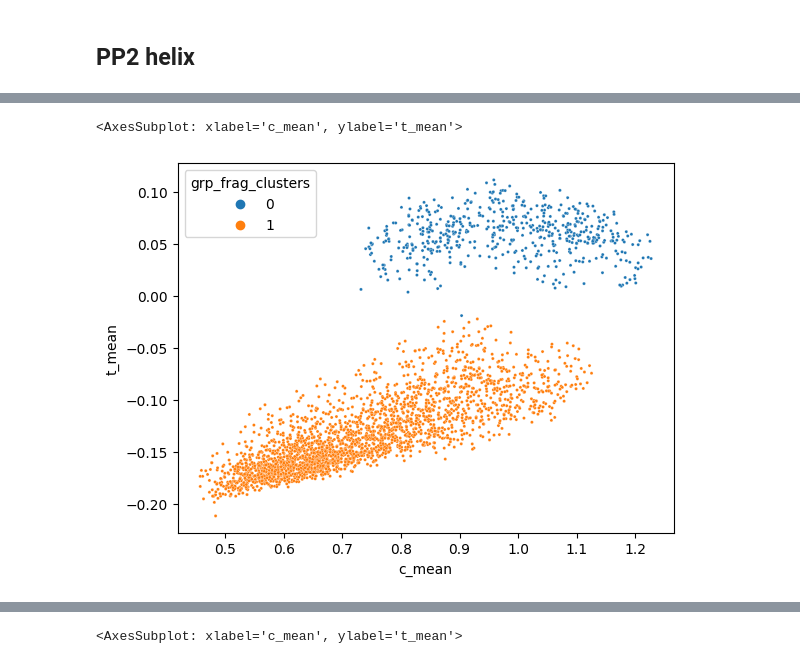
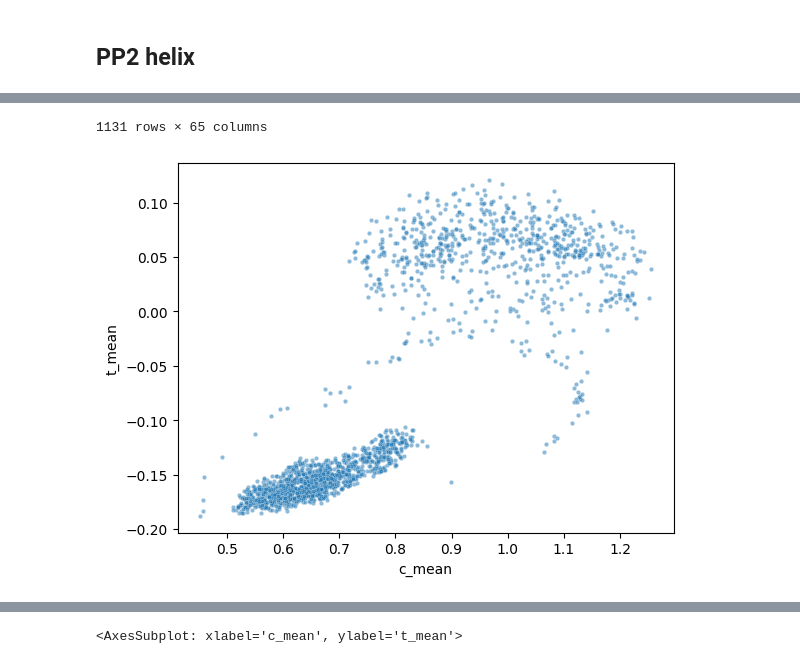
Before and after one commit to labstructbioinf/SSAxgeo, a Jupyter notebook: notebooks/SetCanonicalRegions.ipynb, the cells around one changed output, grey strips where cells are left out. Drawn from its saved outputs; the diff is of its cells as text; code cells hidden in the pictures.

```diff
--- a/notebooks/SetCanonicalRegions.ipynb
+++ b/notebooks/SetCanonicalRegions.ipynb
@@ -264,15 +289,15 @@ After the analysis of the distributions plot and a bit of experimentation, we se
 - \$ \sigma_{\tau} \leq 0.015 \$
 # %%
 print('  > removing fragments with high standard deviations...')
-c_std_cond = grp_fdf_1['c_std'] <= 0.55
-t_std_cond = grp_fdf_1['t_std'] <= 0.015
+c_std_cond = grp_fdf_1['c_std'] <= 0.2#0.55
+t_std_cond = grp_fdf_1['t_std'] <= 0.01#0.015
 
 grp_fdf_new = grp_fdf_1.loc[c_std_cond & t_std_cond]
 print('  :: ', len(grp_fdf_new), ' fragments remaining')
 print(len(grp_fdf_1) - len(grp_fdf_new))
 
-sns.scatterplot(data=grp_fdf_1, x="c_mean", y="t_mean", s=1, alpha=0.05, c="grey")
-sns.scatterplot(data=grp_fdf_new, x="c_mean", y="t_mean", s=2, alpha=0.05, c="red")
+#sns.scatterplot(data=grp_fdf_1, x="c_mean", y="t_mean", s=2, alpha=0.05, c="grey")
+sns.scatterplot(data=grp_fdf_new, x="c_mean", y="t_mean", s=1,)#, alpha=0.05, c="red")
 plt.xlim(0.2,1.5)
 plt.ylim(-0.2,0.2)
 # %% [output]
@@ -533,6 +736,8 @@ print('   > filtering ')
 # remove E and S regions
 non_E = grp_fdf_new["ss_major"] != "E"
 non_S = grp_fdf_new["ss_major"] != "S"
+
+non_NONE = grp_fdf_new["ss_major"] != ""
 
 ss_H = grp_fdf_new["ss_major"] == "H"
 ss_I = grp_fdf_new["ss_major"] == "I"
@@ -544,11 +749,16 @@ ss_P = grp_fdf_new["ss_major"] == "P"
 
 wgrtr_2 = grp_fdf_new['w_mean'] <  0.1
 
-df_prov = grp_fdf_new.loc[non_E & non_S & wgrtr_2]# & (wgrtr_2)]
+
+#filter std
+c_std_cond = grp_fdf_new['c_std'] <= 0.35 #0.55
+t_std_cond = grp_fdf_new['t_std'] <= 0.015
+
+df_prov = grp_fdf_new.loc[ wgrtr_2 ]# non_E & non_S  & (wgrtr_2)]
 
 print(f'  :: {len(df_prov)} frags after filtering')
 
-sns.scatterplot(data=df_prov, x="c_mean", y="t_mean", s=10, alpha=0.5,hue="ss_major")
+sns.scatterplot(data=df_prov, x="c_mean", y="t_mean", alpha=0.5, s=4)#,hue="ss_major")
 #plt.ylim(0.05,0.15)
 # %% [output]
 |---------| PP2 canonical region |---------|
@@ -560,5 +778,5 @@ sns.scatterplot(data=df_prov, x="c_mean", y="t_mean", s=10, alpha=0.5,hue="ss_ma
 # %%
-min_cluster_size = 50 #25
+min_cluster_size = 15 #25
 # -----------------------------------------------------------------
 # NOTE: using min_cluster_size = 25 you get an extra cluster which
 #       its meaning is not clear to me. It could be nothing, but
@@ -566,15 +784,17 @@ min_cluster_size = 50 #25
 # ----------------------------------------------------------------
 print('  > running hdbscan [min_cluster_size=',min_cluster_size,']...')
 
-df_1_2_pp2, clusterer = cluster_grp_frags(df_prov,
+df_1_2_pp2, clusterer_pp2 = cluster_grp_frags(df_prov,
                                     cols = ['c_mean', 'w_mean', 't_mean'], method='hdbscan',
                                     min_cluster_size=min_cluster_size)
 
 
 # Compute the membership vectors for the clustering assignment
 print('  > computing membership vectors...')
-soft_clusters = hdbscan.all_points_membership_vectors(clusterer)
-df_1_2_pp2['membership_vec'] = tuple(soft_clusters)
+#soft_clusters_pp2 = hdbscan.all_points_membership_vectors(clusterer_pp2)
+#df_1_2_pp2['membership_vec'] = tuple(soft_clusters_pp2)
 print("  > clusters found:")
 print(df_1_2_pp2["grp_frag_clusters"].unique())
+sns.scatterplot(data=df_1_2_pp2, x="c_mean", y="t_mean", s=10, alpha=1.0, hue="grp_frag_clusters", palette="pastel")
+df_1_2_pp2.columns
 # %% [output]
@@ -584,0 +819,10 @@ print(df_1_2_pp2["grp_frag_clusters"].unique())
+# %%
+# get core labels
+Pc_LIM = 0.35
+# 4.3) Determinate which points belongs to the core of the clusters
+print(f'  > selecting data points belonging to clusters core (Pc_lim = {Pc_LIM})...')
+df_1_2_pp2['is_at_core'] = get_core_labels(df_1_2_pp2, Pc_LIM=Pc_LIM)
+print(df_1_2_pp2[['membership_vec','is_at_core']])
+core_df_pp2 = df_1_2_pp2.loc[df_1_2_pp2['is_at_core']==True]
+print(f"{len(df_prov) =}")
+print(f"{len(core_df_pp2) =}")
@@ -585,3 +847,6 @@ print(df_1_2_pp2["grp_frag_clusters"].unique())
 # %%
-sns.scatterplot(data=df_1_2_pp2.loc[~ (df_1_2_pp2["grp_frag_clusters"] == -1)], x='c_mean', y='t_mean', hue='grp_frag_clusters', s=5)#df_1_2
+#sns.scatterplot(data=df_1_2_pp2.loc[~ (df_1_2_pp2["grp_frag_clusters"] == -1)], x='c_mean', y='t_mean', hue='grp_frag_clusters', s=5)#df_1_2
+#sns.scatterplot(data=core_df_pp2.loc[~ (core_df_pp2["grp_frag_clusters"] == -1)], x="c_mean", y="t_mean", s=5, alpha=0.5,hue="grp_frag_clusters", palette="bright")
+sns.scatterplot(data=core_df_pp2, x="c_mean", y="t_mean", s=10, alpha=0.5)
+core_df_pp2[core_df_pp2["grp_frag_clusters"] == 1]
 # %% [output]
@@ -588,2 +865,2 @@ sns.scatterplot(data=df_1_2_pp2.loc[~ (df_1_2_pp2["grp_frag_clusters"] == -1)],
-<AxesSubplot: xlabel='c_mean', ylabel='t_mean'>
+1131 rows × 65 columns
-[figure, old version]
+[figure, new version]
```
Also changed, not shown: parts of 63 cells of this notebook, 3 other files.
